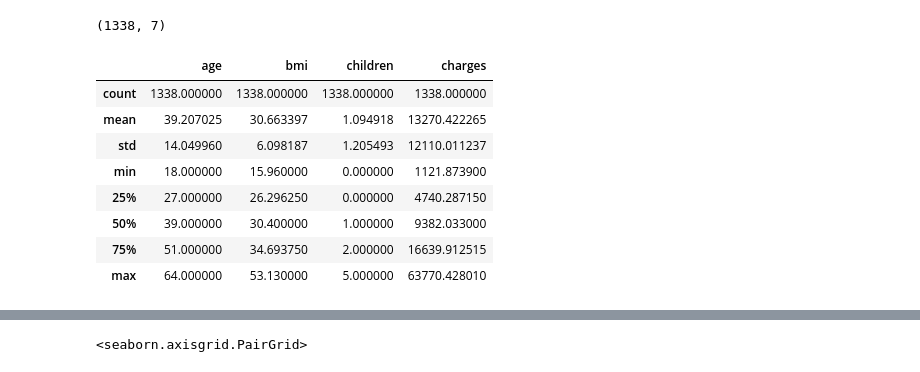
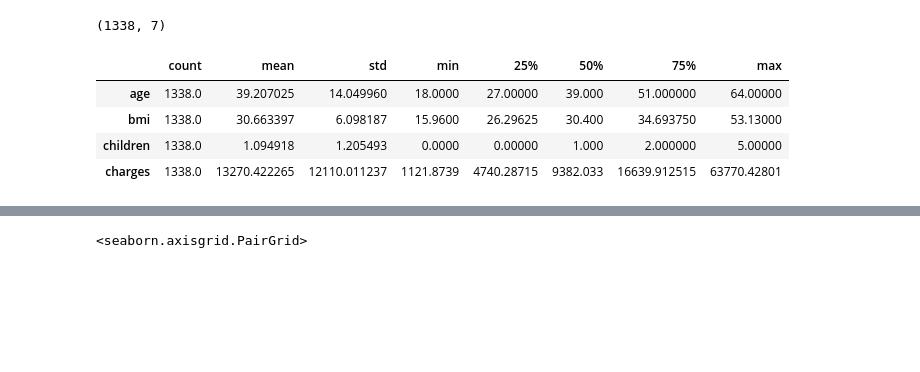
Before and after one commit to ubco-W2022T1-cosc301/project-group45, a Jupyter notebook: notebooks/analysis2.ipynb, the cells around one changed output, grey strips where cells are left out. Cells and saved outputs as stored; diff of their text form; code cells hidden in the pictures; blank space fills up the shorter version.

Commit message:
Some EDA/raw data csv file added

```diff
--- a/notebooks/analysis2.ipynb
+++ b/notebooks/analysis2.ipynb
@@ -30,14 +30,10 @@ medical_cost_data.shape
 # %% [output]
 (1338, 7)
 # %%
-medical_cost_data.describe()
+medical_cost_data.describe().T
 # %% [output]
-|  | age | bmi | children | charges |
-| count | 1338.000000 | 1338.000000 | 1338.000000 | 1338.000000 |
-| mean | 39.207025 | 30.663397 | 1.094918 | 13270.422265 |
-| std | 14.049960 | 6.098187 | 1.205493 | 12110.011237 |
-| min | 18.000000 | 15.960000 | 0.000000 | 1121.873900 |
-| 25% | 27.000000 | 26.296250 | 0.000000 | 4740.287150 |
-| 50% | 39.000000 | 30.400000 | 1.000000 | 9382.033000 |
-| 75% | 51.000000 | 34.693750 | 2.000000 | 16639.912515 |
-| max | 64.000000 | 53.130000 | 5.000000 | 63770.428010 |
+|  | count | mean | std | min | 25% | 50% | 75% | max |
+| age | 1338.0 | 39.207025 | 14.049960 | 18.0000 | 27.00000 | 39.000 | 51.000000 | 64.00000 |
+| bmi | 1338.0 | 30.663397 | 6.098187 | 15.9600 | 26.29625 | 30.400 | 34.693750 | 53.13000 |
+| children | 1338.0 | 1.094918 | 1.205493 | 0.0000 | 0.00000 | 1.000 | 2.000000 | 5.00000 |
+| charges | 1338.0 | 13270.422265 | 12110.011237 | 1121.8739 | 4740.28715 | 9382.033 | 16639.912515 | 63770.42801 |
```
Also changed, not shown: parts of 3 cells of this notebook, 2 other files.
